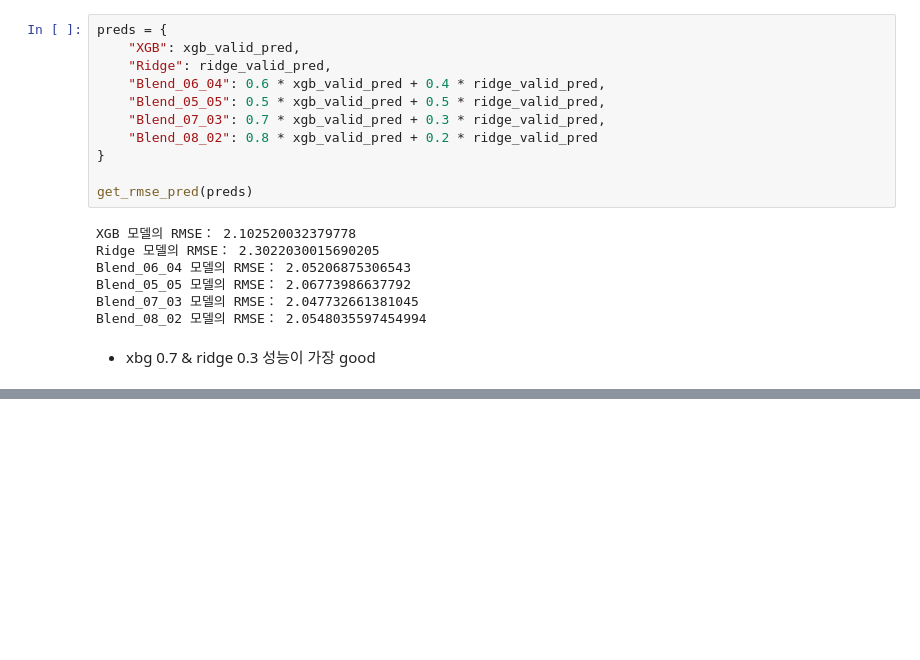
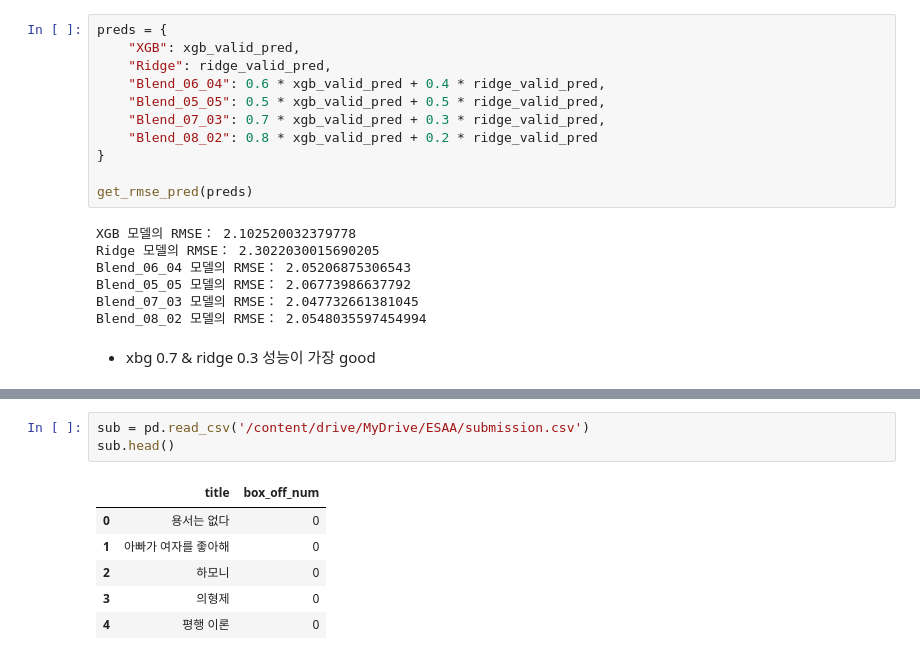
Before and after one commit to yuhui-0611/ESAA, a Jupyter notebook: ESAA_YB_mini_project3_선형회귀.ipynb, the cells around one changed output, grey strips where cells are left out. Drawn from its saved outputs; the diff is of its cells as text; blank space fills up the shorter version.

```diff
--- a/ESAA_YB_mini_project3_선형회귀.ipynb
+++ b/ESAA_YB_mini_project3_선형회귀.ipynb
@@ -702,0 +739,10 @@ Blend_08_02 모델의 RMSE： 2.0548035597454994
+# %%
+sub = pd.read_csv('/content/drive/MyDrive/ESAA/submission.csv')
+sub.head()
+# %% [output]
+|  | title | box_off_num |
+| 0 | 용서는 없다 | 0 |
+| 1 | 아빠가 여자를 좋아해 | 0 |
+| 2 | 하모니 | 0 |
+| 3 | 의형제 | 0 |
+| 4 | 평행 이론 | 0 |
```
Also changed, not shown: parts of 8 cells of this notebook.
